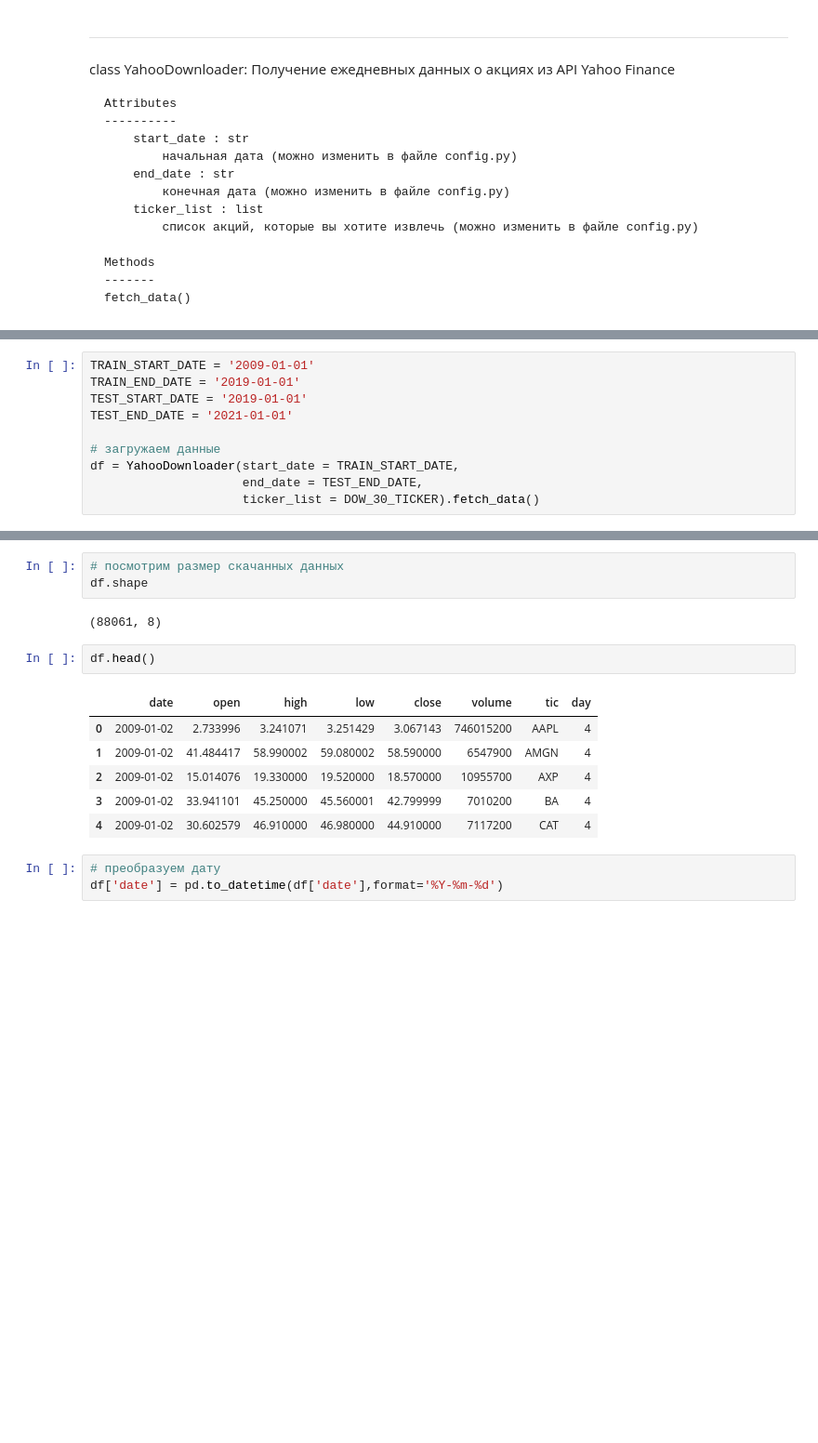
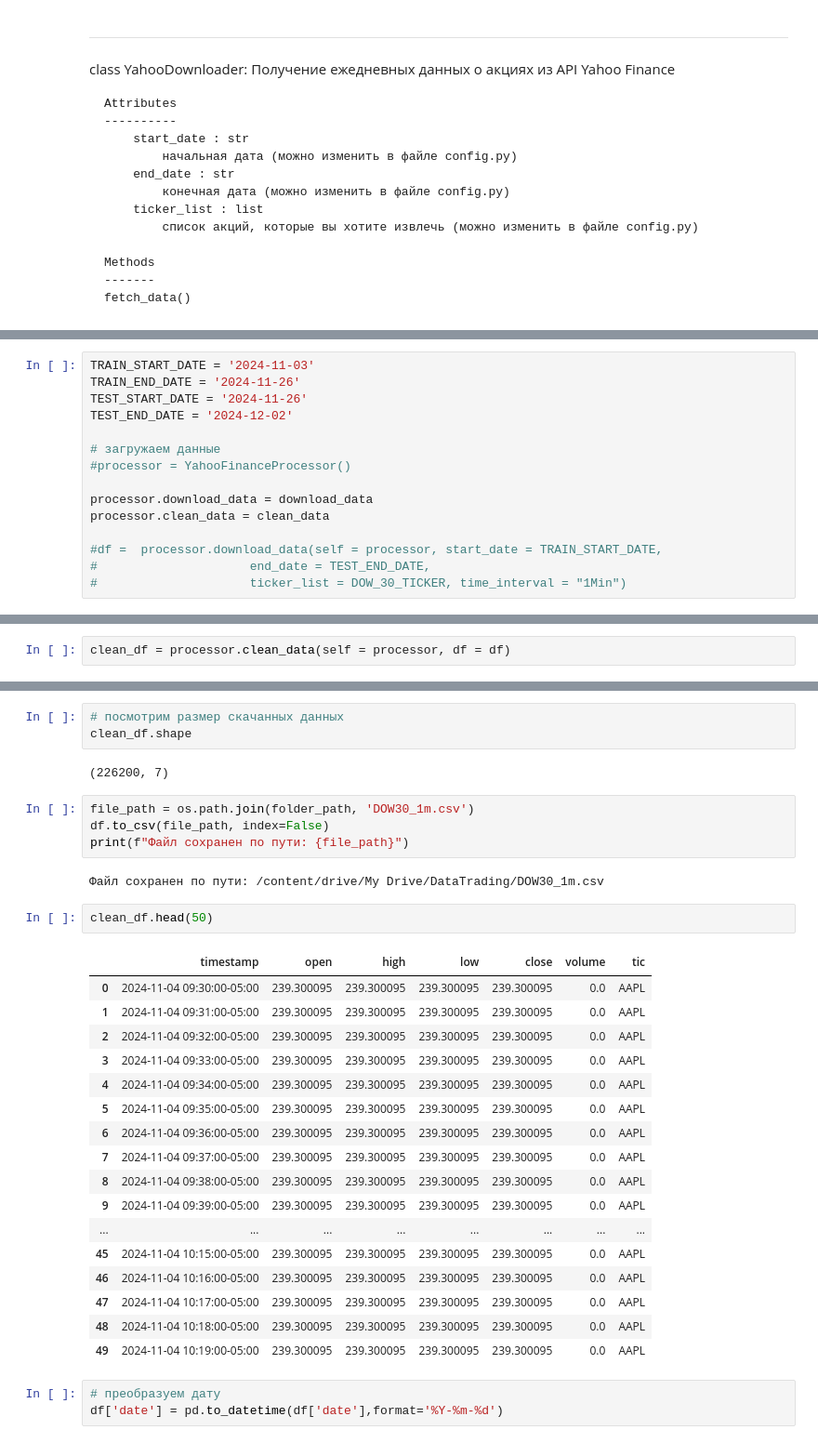
Before and after one commit to SvenTern/algotrade, a Jupyter notebook: finrl_main_part.ipynb, the cells around one changed output, grey strips where cells are left out. Shown at 93% size. Cells and saved outputs as stored; diff of their text form; blank space fills up the shorter version.

```diff
--- a/finrl_main_part.ipynb
+++ b/finrl_main_part.ipynb
@@ -182,10 +412,0 @@ print(DOW_30_TICKER)
-# %%
-TRAIN_START_DATE = '2009-01-01'
-TRAIN_END_DATE = '2019-01-01'
-TEST_START_DATE = '2019-01-01'
-TEST_END_DATE = '2021-01-01'
-
-# загружаем данные
-df = YahooDownloader(start_date = TRAIN_START_DATE,
-                     end_date = TEST_END_DATE,
-                     ticker_list = DOW_30_TICKER).fetch_data()
@@ -210,0 +413,15 @@ Shape of DataFrame:  (88061, 8)
+# %%
+TRAIN_START_DATE = '2024-11-03'
+TRAIN_END_DATE = '2024-11-26'
+TEST_START_DATE = '2024-11-26'
+TEST_END_DATE = '2024-12-02'
+
+# загружаем данные
+#processor = YahooFinanceProcessor()
+
+processor.download_data = download_data
+processor.clean_data = clean_data
+
+#df =  processor.download_data(self = processor, start_date = TRAIN_START_DATE,
+#                     end_date = TEST_END_DATE,
+#                     ticker_list = DOW_30_TICKER, time_interval = "1Min")
@@ -210,0 +444,2 @@ Shape of DataFrame:  (88061, 8)
+# %%
+clean_df = processor.clean_data(self = processor, df = df)
@@ -211,17 +464,34 @@ Shape of DataFrame:  (88061, 8)
 # %%
 # посмотрим размер скачанных данных
-df.shape
+clean_df.shape
 # %% [output]
-(88061, 8)
+(226200, 7)
-# %%
-df.head()
-# %% [output]
-|  | date | open | high | low | close | volume | tic | day |
-| 0 | 2009-01-02 | 2.733996 | 3.241071 | 3.251429 | 3.067143 | 746015200 | AAPL | 4 |
-| 1 | 2009-01-02 | 41.484417 | 58.990002 | 59.080002 | 58.590000 | 6547900 | AMGN | 4 |
-| 2 | 2009-01-02 | 15.014076 | 19.330000 | 19.520000 | 18.570000 | 10955700 | AXP | 4 |
-| 3 | 2009-01-02 | 33.941101 | 45.250000 | 45.560001 | 42.799999 | 7010200 | BA | 4 |
-| 4 | 2009-01-02 | 30.602579 | 46.910000 | 46.980000 | 44.910000 | 7117200 | CAT | 4 |
+# %%
+file_path = os.path.join(folder_path, 'DOW30_1m.csv')
+df.to_csv(file_path, index=False)
+print(f"Файл сохранен по пути: {file_path}")
+# %% [output]
+Файл сохранен по пути: /content/drive/My Drive/DataTrading/DOW30_1m.csv
+# %%
+clean_df.head(50)
+# %% [output]
+|  | timestamp | open | high | low | close | volume | tic |
+| 0 | 2024-11-04 09:30:00-05:00 | 239.300095 | 239.300095 | 239.300095 | 239.300095 | 0.0 | AAPL |
+| 1 | 2024-11-04 09:31:00-05:00 | 239.300095 | 239.300095 | 239.300095 | 239.300095 | 0.0 | AAPL |
+| 2 | 2024-11-04 09:32:00-05:00 | 239.300095 | 239.300095 | 239.300095 | 239.300095 | 0.0 | AAPL |
+| 3 | 2024-11-04 09:33:00-05:00 | 239.300095 | 239.300095 | 239.300095 | 239.300095 | 0.0 | AAPL |
+| 4 | 2024-11-04 09:34:00-05:00 | 239.300095 | 239.300095 | 239.300095 | 239.300095 | 0.0 | AAPL |
+| 5 | 2024-11-04 09:35:00-05:00 | 239.300095 | 239.300095 | 239.300095 | 239.300095 | 0.0 | AAPL |
+| 6 | 2024-11-04 09:36:00-05:00 | 239.300095 | 239.300095 | 239.300095 | 239.300095 | 0.0 | AAPL |
+| 7 | 2024-11-04 09:37:00-05:00 | 239.300095 | 239.300095 | 239.300095 | 239.300095 | 0.0 | AAPL |
+| 8 | 2024-11-04 09:38:00-05:00 | 239.300095 | 239.300095 | 239.300095 | 239.300095 | 0.0 | AAPL |
+| 9 | 2024-11-04 09:39:00-05:00 | 239.300095 | 239.300095 | 239.300095 | 239.300095 | 0.0 | AAPL |
+| ... | ... | ... | ... | ... | ... | ... | ... |
+| 45 | 2024-11-04 10:15:00-05:00 | 239.300095 | 239.300095 | 239.300095 | 239.300095 | 0.0 | AAPL |
+| 46 | 2024-11-04 10:16:00-05:00 | 239.300095 | 239.300095 | 239.300095 | 239.300095 | 0.0 | AAPL |
+| 47 | 2024-11-04 10:17:00-05:00 | 239.300095 | 239.300095 | 239.300095 | 239.300095 | 0.0 | AAPL |
+| 48 | 2024-11-04 10:18:00-05:00 | 239.300095 | 239.300095 | 239.300095 | 239.300095 | 0.0 | AAPL |
+| 49 | 2024-11-04 10:19:00-05:00 | 239.300095 | 239.300095 | 239.300095 | 239.300095 | 0.0 | AAPL |
 # %%
 # преобразуем дату
 df['date'] = pd.to_datetime(df['date'],format='%Y-%m-%d')
```
Also changed, not shown: parts of 13 cells of this notebook.
